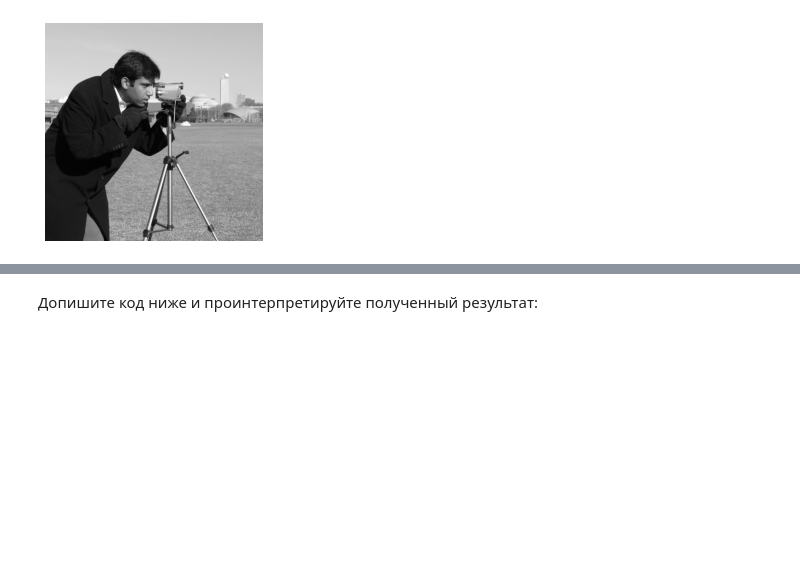
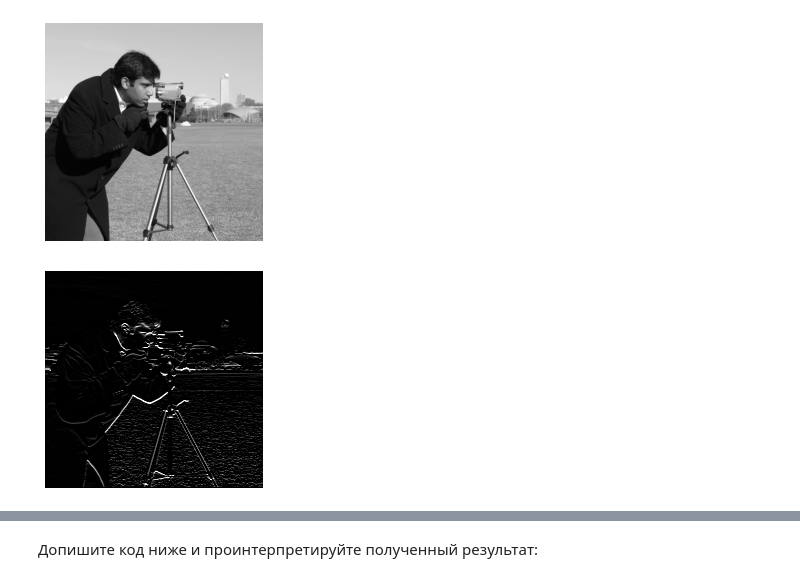
Before and after one commit to DmitriiPodgalo/BI_ML_2022, a Jupyter notebook: cnn/homework/hw_cnn_01.ipynb, the cells around one changed output, grey strips where cells are left out. Drawn from its saved outputs; the diff is of its cells as text; code cells hidden in the pictures; blank space fills up the shorter version.

```diff
--- a/cnn/homework/hw_cnn_01.ipynb
+++ b/cnn/homework/hw_cnn_01.ipynb
@@ -45,0 +42,4 @@ def conv(x, kernel, stride, pad):
+# %%
+a = np.arange(9).reshape((3, 3))
+K = torch.from_numpy(a)
+print(K)
@@ -45,0 +50,18 @@ def conv(x, kernel, stride, pad):
+# %%
+def conv(x, kernel, stride, pad):
+    x = torch.tensor(x)
+    rows = x.size(dim=0)
+    cols = x.size(dim=1)
+    K_ = K.size(dim=0)
+
+    X = torch.nn.functional.pad(input=x, pad=(pad, pad, pad, pad), mode='constant', value=0)
+    W = 1 + (rows + 2 * pad - K_) // stride
+    H = 1 + (cols + 2 * pad - K_) // stride
+
+    result = torch.zeros(W, H)
+
+    for i in range(0, X.size(dim=0) - K_ + 1, stride):
+        for j in range(0, X.size(dim=1) - K_ + 1, stride):
+            result[i, j] = torch.sum(X[i: i + K_, j: j + K_] * kernel)
+
+    return result
@@ -68,3 +99,10 @@ plt.imshow(camera.astype("int"), cmap="gray", vmin=0, vmax=255)
 plt.axis("off");
 # %% [output]
 [figure]
+# %%
+camera_hor = conv(camera, sobel_kernel_hor, 1, 1)
+plt.figure()
+plt.imshow(camera_hor, cmap="gray", vmin=0, vmax=255)
+plt.axis("off");
+# %% [output]
+[figure, added]
```
Also changed, not shown: parts of 17 cells of this notebook.
